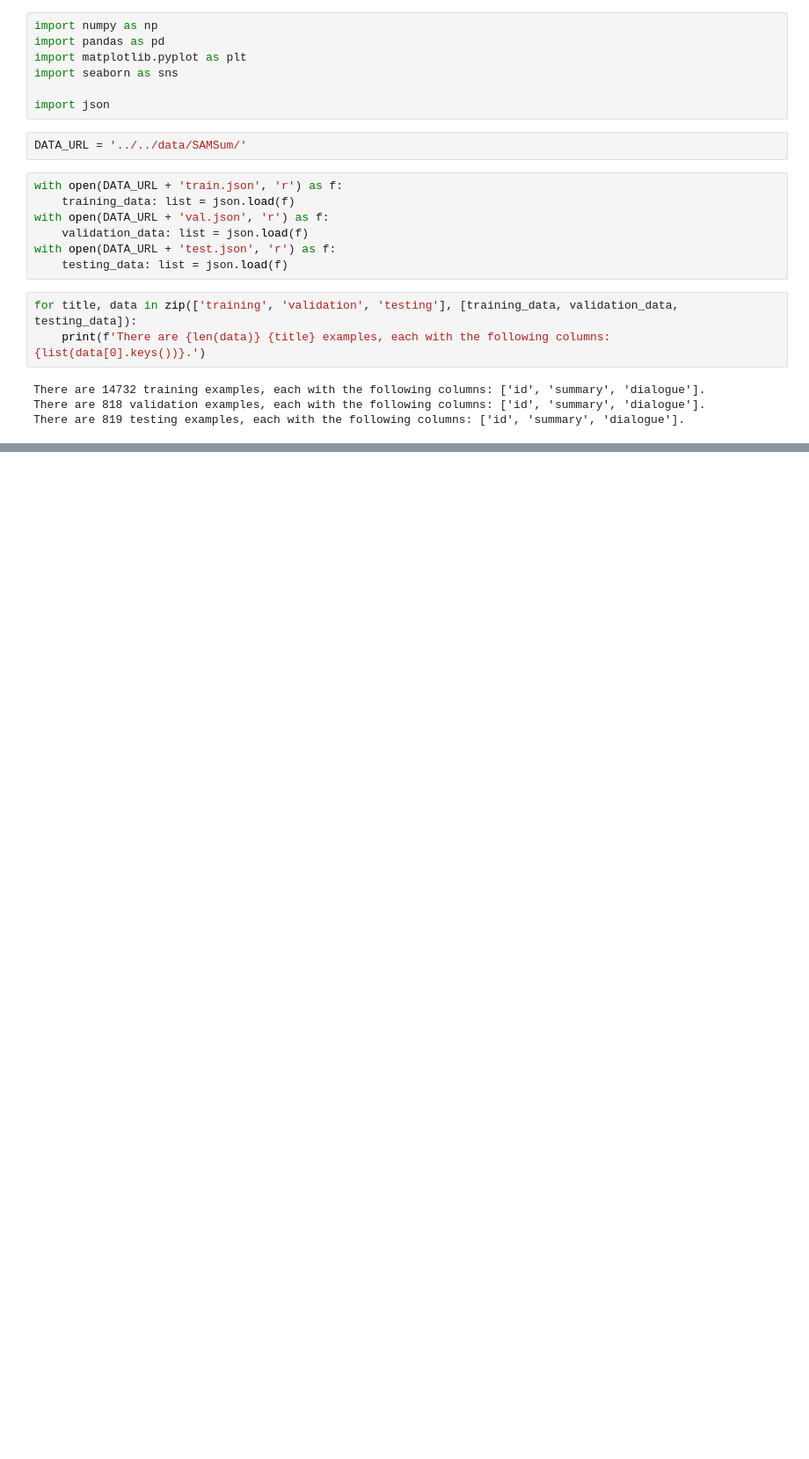
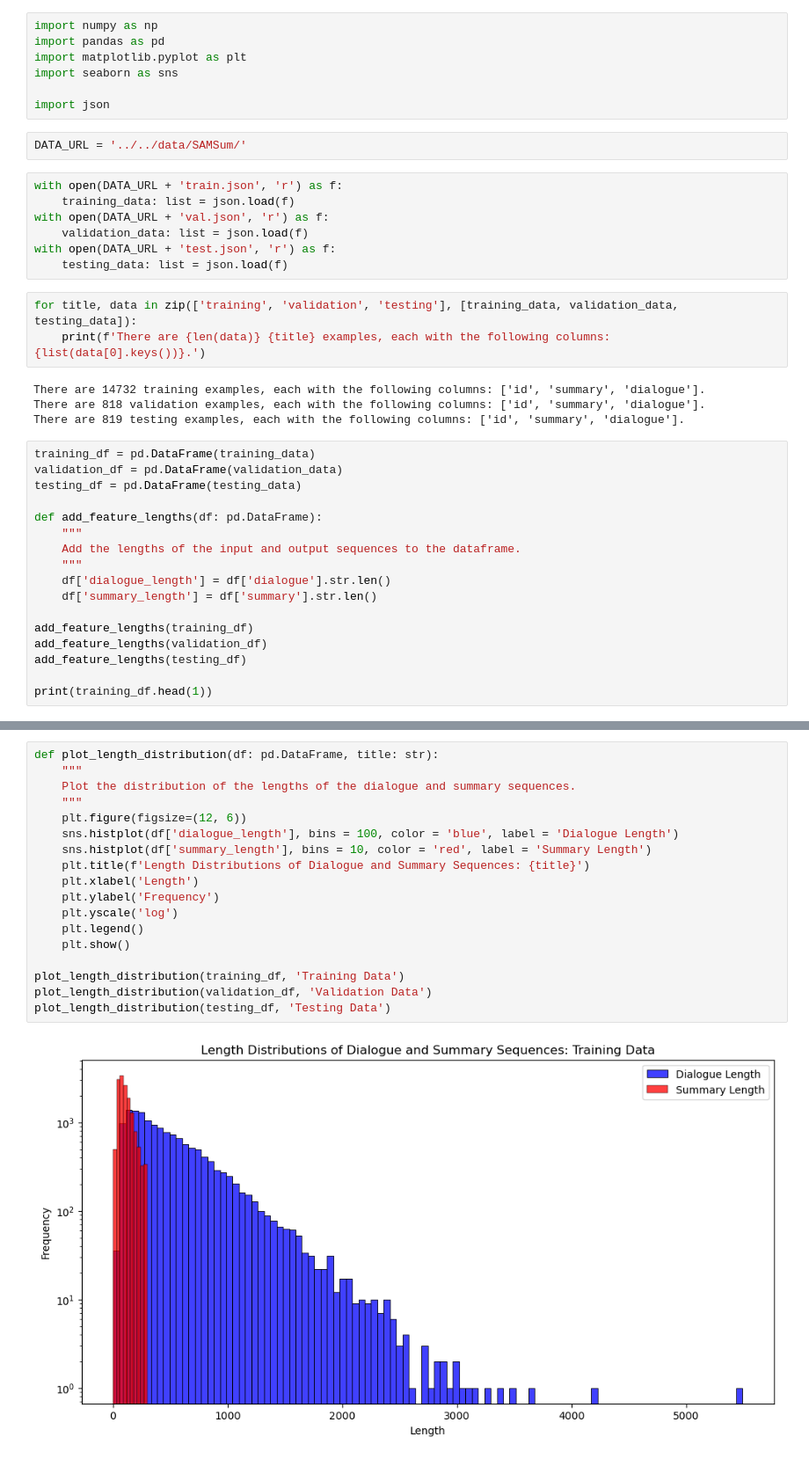
Before and after one commit to plestz/custom_implementations, a Jupyter notebook: transformer/EDA/SAMSum/explore.ipynb, the cells around one changed output, grey strips where cells are left out. Shown at 88% size. Saved outputs shown, nothing was run; the diff lists cells and outputs as text; blank space fills up the shorter version.

Commit message:
[feat] length distributions for SAMSum dialogue and summary

```diff
--- a/transformer/EDA/SAMSum/explore.ipynb
+++ b/transformer/EDA/SAMSum/explore.ipynb
@@ -21,3 +21,20 @@ for title, data in zip(['training', 'validation', 'testing'], [training_data, va
 There are 14732 training examples, each with the following columns: ['id', 'summary', 'dialogue'].
 There are 818 validation examples, each with the following columns: ['id', 'summary', 'dialogue'].
 There are 819 testing examples, each with the following columns: ['id', 'summary', 'dialogue'].
+# %%
+training_df = pd.DataFrame(training_data)
+validation_df = pd.DataFrame(validation_data)
+testing_df = pd.DataFrame(testing_data)
+
+def add_feature_lengths(df: pd.DataFrame):
+    """
+    Add the lengths of the input and output sequences to the dataframe.
+    """
+    df['dialogue_length'] = df['dialogue'].str.len()
+    df['summary_length'] = df['summary'].str.len()
+
+add_feature_lengths(training_df)
+add_feature_lengths(validation_df)
+add_feature_lengths(testing_df)
+
+print(training_df.head(1))
@@ -23,0 +50,20 @@ There are 819 testing examples, each with the following columns: ['id', 'summary
+# %%
+def plot_length_distribution(df: pd.DataFrame, title: str):
+    """
+    Plot the distribution of the lengths of the dialogue and summary sequences.
+    """
+    plt.figure(figsize=(12, 6))
+    sns.histplot(df['dialogue_length'], bins = 100, color = 'blue', label = 'Dialogue Length')
+    sns.histplot(df['summary_length'], bins = 10, color = 'red', label = 'Summary Length')
+    plt.title(f'Length Distributions of Dialogue and Summary Sequences: {title}')
+    plt.xlabel('Length')
+    plt.ylabel('Frequency')
+    plt.yscale('log')
+    plt.legend()
+    plt.show()
+
+plot_length_distribution(training_df, 'Training Data')
+plot_length_distribution(validation_df, 'Validation Data')
+plot_length_distribution(testing_df, 'Testing Data')
+# %% [output]
+[figure, added]
```
Also changed, not shown: parts of 2 cells of this notebook.
